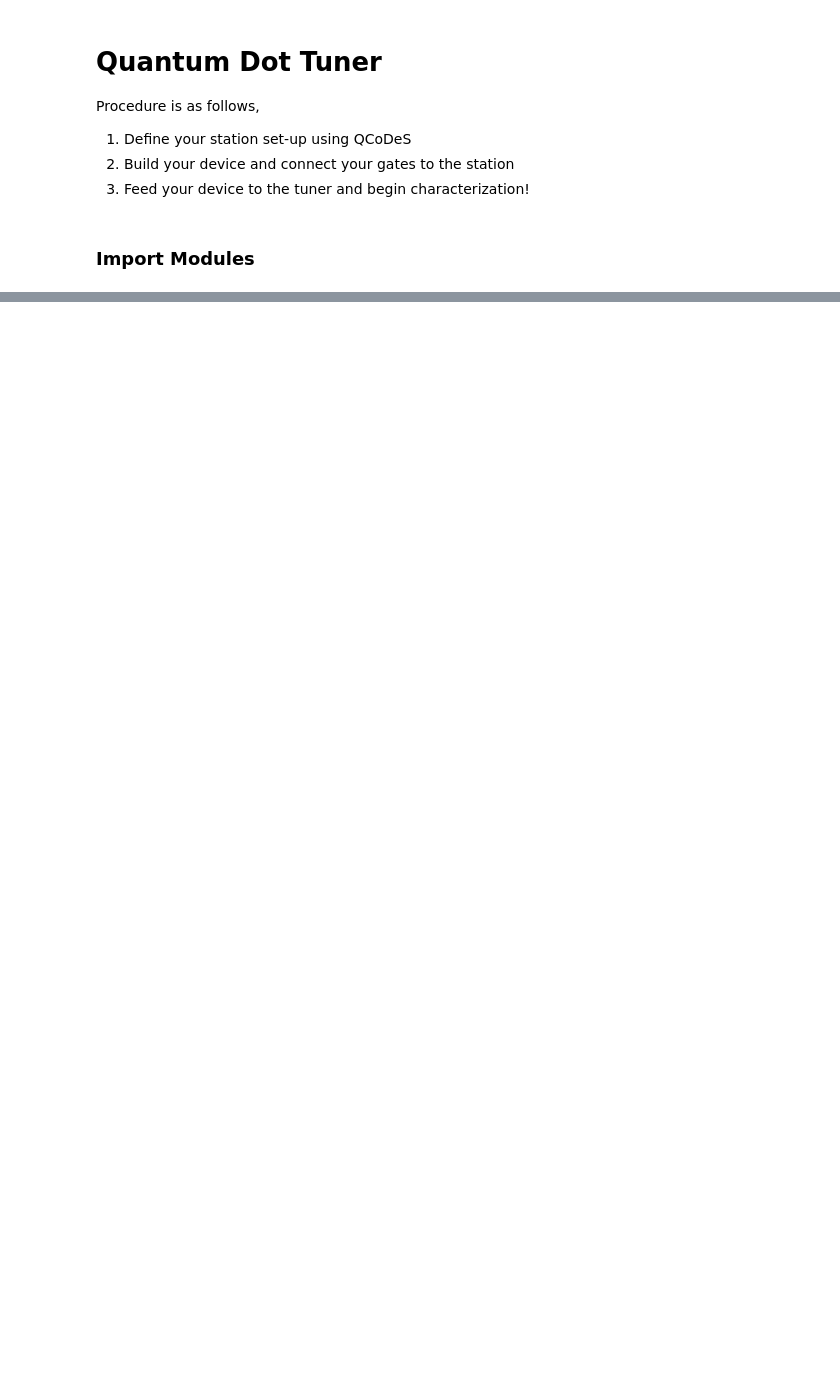
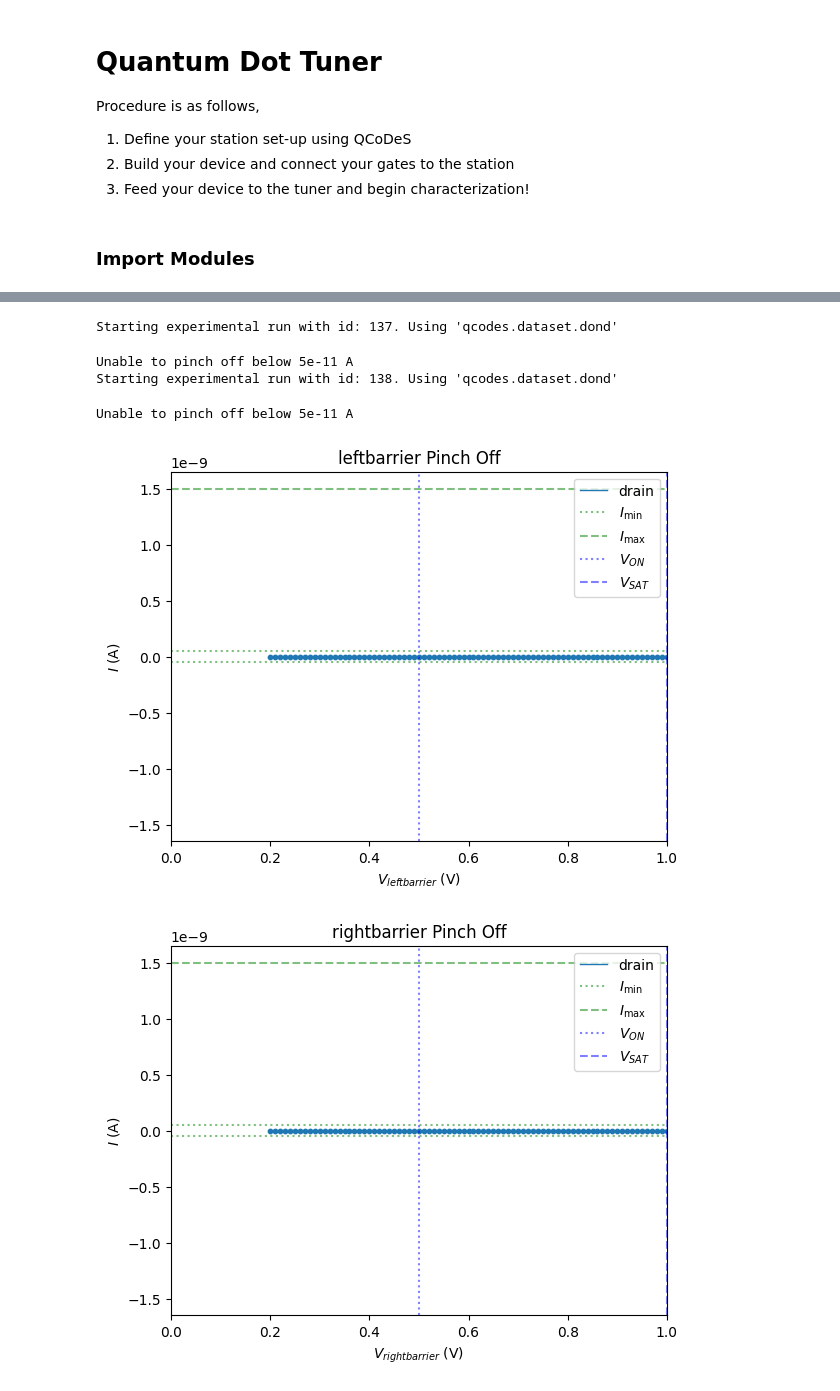
Before and after one commit to mainCSG/qd-device-tuner, a Jupyter notebook: sandbox.ipynb, the cells around one changed output, grey strips where cells are left out. Drawn from its saved outputs; the diff is of its cells as text; code cells hidden in the pictures; blank space fills up the shorter version.

```diff
--- a/sandbox.ipynb
+++ b/sandbox.ipynb
@@ -58,0 +100,13 @@ tuner = SingleChargeTransistor(device=SET, save_dir=Path("."))
+# %%
+tuner.device.turns_on
+tuner.device.turn_on_voltage = 0.5
+tuner.device.saturation_voltage = 1
+# %%
+pinch_off_data = tuner.pinch_off()
+# %% [output]
+Starting experimental run with id: 137. Using 'qcodes.dataset.dond'
+Unable to pinch off below 5e-11 A
+Starting experimental run with id: 138. Using 'qcodes.dataset.dond'
+Unable to pinch off below 5e-11 A
+[figure, added]
+[figure, added]
```
Also changed, not shown: parts of 18 cells of this notebook, 25 other files.
